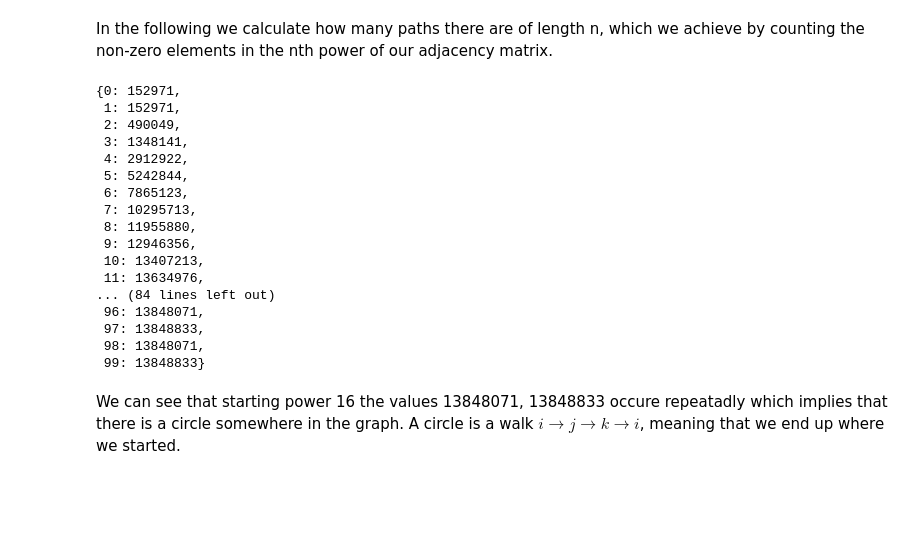
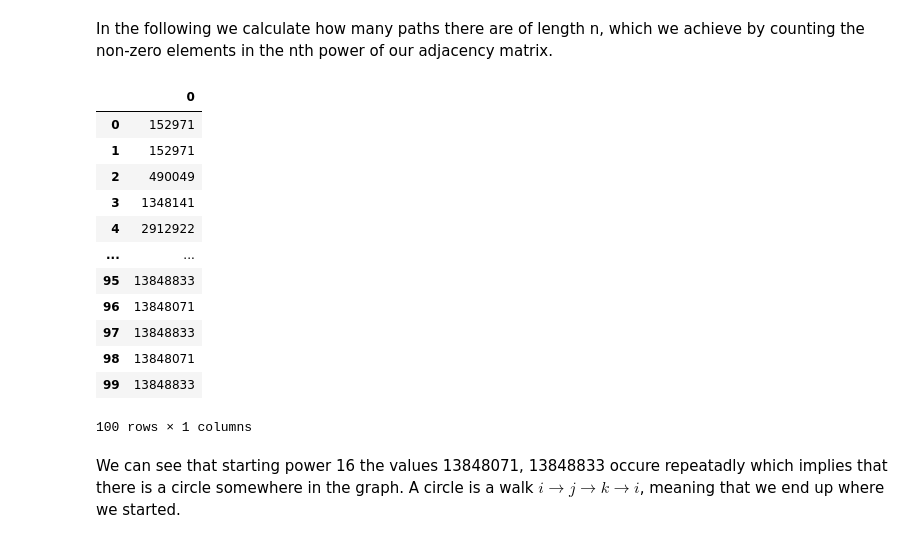
Before and after one commit to Vgrunert/Data-Science-Projects, a Jupyter notebook: Graph_Theory/graph.ipynb, the cells around one changed output. Saved outputs shown, nothing was run; the diff lists cells and outputs as text; code cells hidden in the pictures; blank space fills up the shorter version.

```diff
--- a/Graph_Theory/graph.ipynb
+++ b/Graph_Theory/graph.ipynb
@@ -447,25 +430,22 @@ temp = 1
 for i in range(1, 100):
     temp = np.dot(A, temp)
     res[i] = sparse.csr_matrix.count_nonzero(temp)
-res
-# %% [output]
-{0: 152971,
- 1: 152971,
- 2: 490049,
- 3: 1348141,
- 4: 2912922,
- 5: 5242844,
- 6: 7865123,
- 7: 10295713,
- 8: 11955880,
- 9: 12946356,
- 10: 13407213,
- 11: 13634976,
-... (84 lines left out)
- 96: 13848071,
- 97: 13848833,
- 98: 13848071,
- 99: 13848833}
+# %%
+pd.DataFrame.from_dict(res, orient = 'index')
+# %% [output]
+|  | 0 |
+| 0 | 152971 |
+| 1 | 152971 |
+| 2 | 490049 |
+| 3 | 1348141 |
+| 4 | 2912922 |
+| ... | ... |
+| 95 | 13848833 |
+| 96 | 13848071 |
+| 97 | 13848833 |
+| 98 | 13848071 |
+| 99 | 13848833 |
+100 rows × 1 columns
 # %% [markdown]
 We can see that starting power 16 the values 13848071, 13848833 occure repeatadly which implies that there is a circle somewhere in the graph. A circle is a walk $i \rightarrow j \rightarrow k \rightarrow i$, meaning that we end up where we started.
 # %% [markdown]
```
Also changed, not shown: parts of 40 cells of this notebook.
